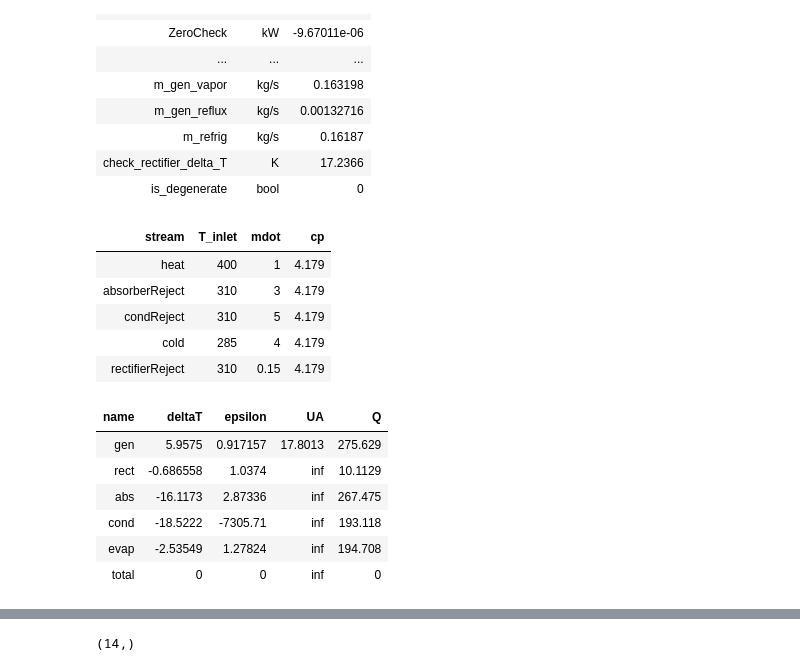
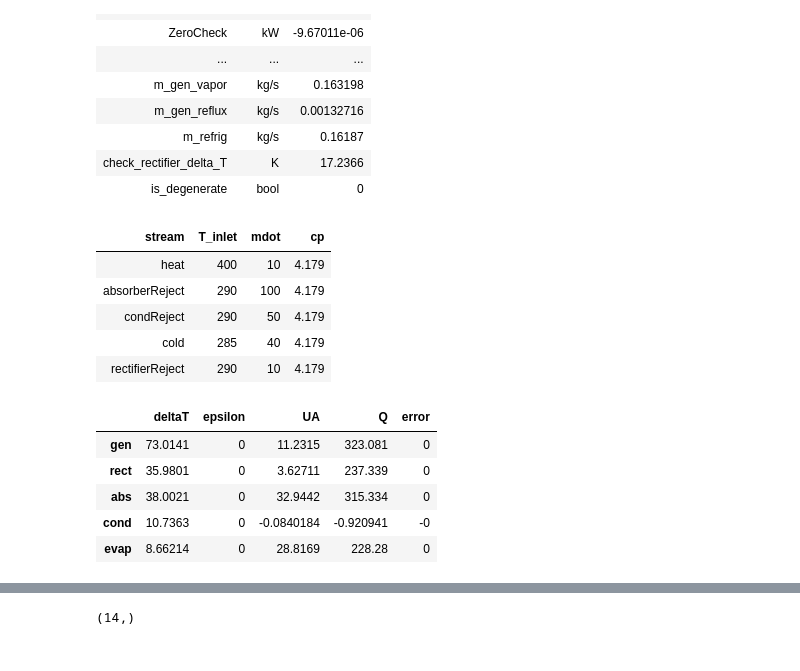
Before and after one commit to nfette/openACHP, a Jupyter notebook: src/System feasibility ammonia-aqua.ipynb, the cells around one changed output, grey strips where cells are left out. Saved outputs shown, nothing was run; the diff lists cells and outputs as text; code cells hidden in the pictures.

Commit message:
Heat exchanger update for system optimization
Create a new routine to evaluate UA without Qmax.
Also returns an error metric for the HX badness.
However, test case not looking great in notebook.

```diff
--- a/src/System feasibility ammonia-aqua.ipynb
+++ b/src/System feasibility ammonia-aqua.ipynb
@@ -125,28 +126,27 @@ Performance variables
 | is_degenerate | bool | 0 |
 # %%
 import system_aqua1
-T_heat_reject = 310
-xB = [400, 1, T_heat_reject, 3, T_heat_reject, 5, 285, 4, T_heat_reject, 0.15]
+T_heat_reject = 290
+xB = [400, 10, T_heat_reject, 100, T_heat_reject, 50, 285, 40, T_heat_reject, 10]
 bdry = system_aqua1.makeBoundary(xB)
 bdry
 # %% [output]
 | stream | T_inlet | mdot | cp |
-| heat | 400 | 1 | 4.179 |
-| absorberReject | 310 | 3 | 4.179 |
-| condReject | 310 | 5 | 4.179 |
-| cold | 285 | 4 | 4.179 |
-| rectifierReject | 310 | 0.15 | 4.179 |
+| heat | 400 | 10 | 4.179 |
+| absorberReject | 290 | 100 | 4.179 |
+| condReject | 290 | 50 | 4.179 |
+| cold | 285 | 40 | 4.179 |
+| rectifierReject | 290 | 10 | 4.179 |
 # %%
 sys = system_aqua1.System(bdry, ch)
 sys
 # %% [output]
-| name | deltaT | epsilon | UA | Q |
-| gen | 5.9575 | 0.917157 | 17.8013 | 275.629 |
-| rect | -0.686558 | 1.0374 | inf | 10.1129 |
-| abs | -16.1173 | 2.87336 | inf | 267.475 |
-| cond | -18.5222 | -7305.71 | inf | 193.118 |
-| evap | -2.53549 | 1.27824 | inf | 194.708 |
-| total | 0 | 0 | inf | 0 |
+|  | deltaT | epsilon | UA | Q | error |
+| gen | 73.0141 | 0 | 11.2315 | 323.081 | 0 |
+| rect | 35.9801 | 0 | 3.62711 | 237.339 | 0 |
+| abs | 38.0021 | 0 | 32.9442 | 315.334 | 0 |
+| cond | 10.7363 | 0 | -0.0840184 | -0.920941 | -0 |
+| evap | 8.66214 | 0 | 28.8169 | 228.28 | 0 |
 # %%
 # Concatenate the chiller and system constraints with Scipy sign convention (`g_i >= 0` = feasible).
 # Chiller constraints already have correct sign.
```
Also changed, not shown: parts of 9 cells of this notebook, 3 other files.
